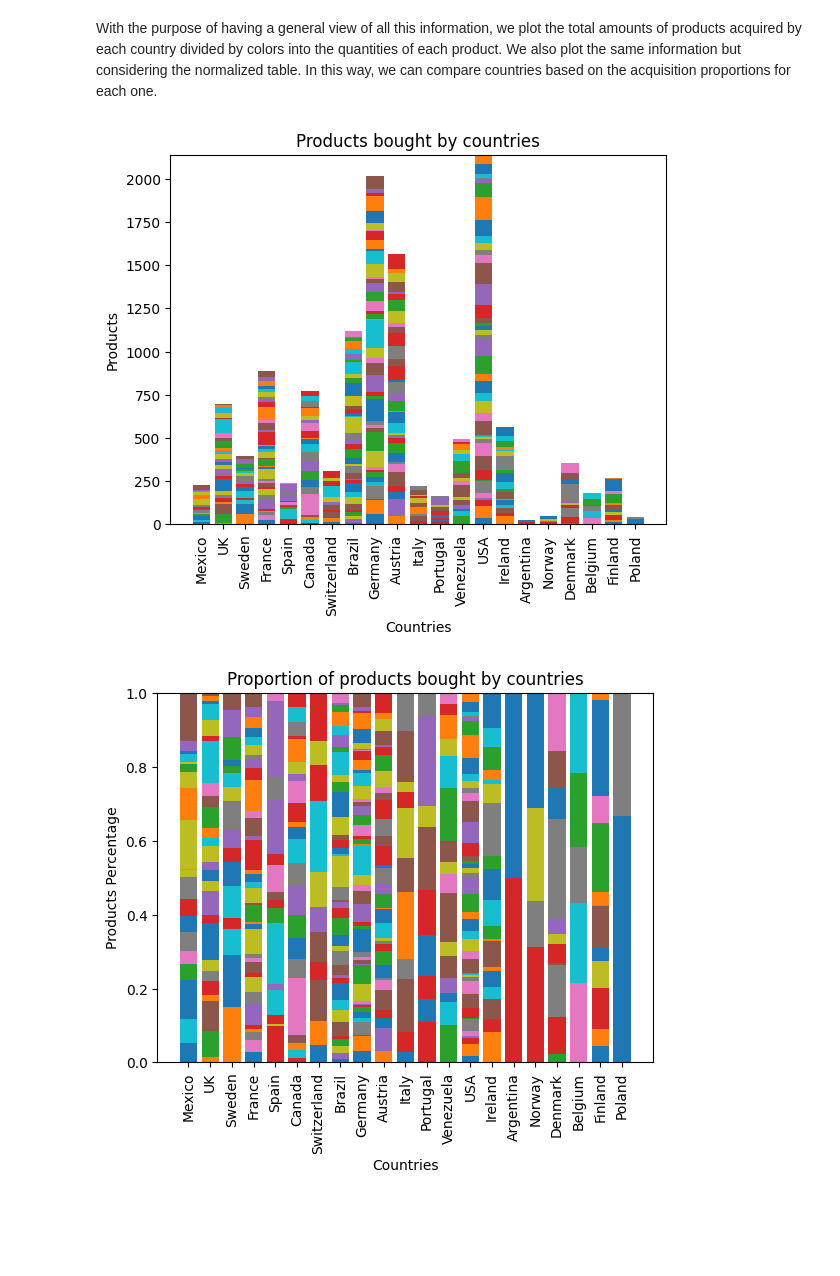
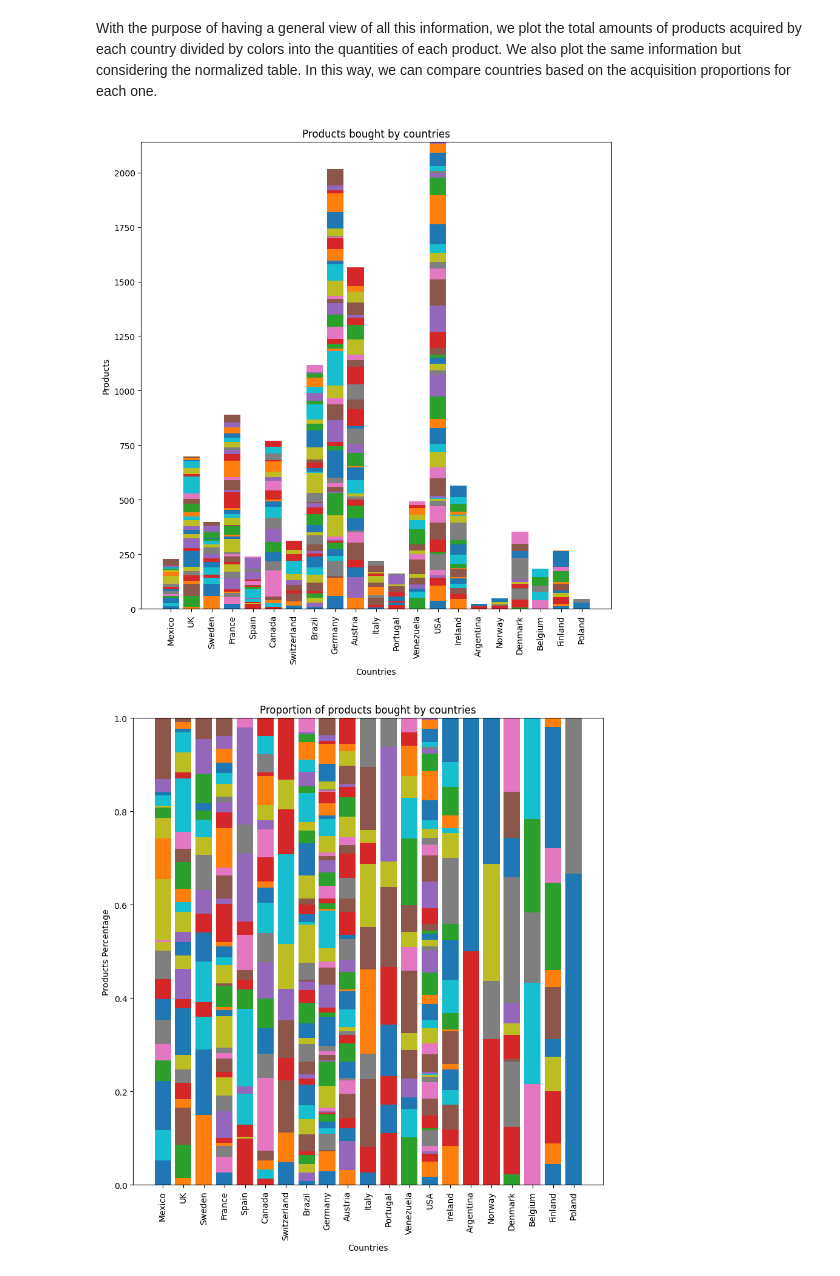
Before and after one commit to tulio311/Data-ish, a Jupyter notebook: Data_Analysis_Northwind/Analysis.ipynb, the cells around one changed output. Cells and saved outputs as stored; diff of their text form; code cells hidden in the pictures; blank space fills up the shorter version.

```diff
--- a/Data_Analysis_Northwind/Analysis.ipynb
+++ b/Data_Analysis_Northwind/Analysis.ipynb
@@ -190,41 +210,45 @@ With the purpose of having a general view of all this information, we plot the t
 # %%
 # This function plots a stacked bars plot
 def plotBars(dataPlotted,xLabel,yLabel,title):
+
+    fig, axs = plt.subplots(1, 1, figsize=(10, 10))
+
     for i in range(maxProduct):
 
         if i == 0:
-            plt.bar(categories, dataPlotted.iloc[i,:],label='1')
+            axs.bar(categories, dataPlotted.iloc[i,:],label='1')
         else:
             topOfBars = [sum(L) for L in zip(*dataPlotted.iloc[:i,:].values.tolist())]
-            plt.bar(categories, dataPlotted.iloc[i,:], bottom=topOfBars[:], label=f'{i+1}')
+            axs.bar(categories, dataPlotted.iloc[i,:], bottom=topOfBars[:], label=f'{i+1}')
 
     # Add labels and legend
     plt.xlabel(xLabel)
     plt.ylabel(yLabel)
     plt.xticks(rotation=90)
     plt.title(title)
     #plt.legend()
 
+    plt.savefig(f'{title}.png')
     # Show plot
     plt.show()
 
 
 # Countries for the bars
 categories = countries
 # Product ID's
 subcategories = range(1,maxProduct + 1)
 
 values = range(maxProduct + 1)
 
 # Total products purchased
 data = ordersByCountry.iloc[:,1:]
 
 plotBars(data,"Countries", "Products", 'Products bought by countries')
 
 # Normalized products purchased
 data = normalizedOrders
 
 plotBars(data,"Countries", "Products Percentage", 'Proportion of products bought by countries')
 # %% [output]
-[figure, old version]
+[figure, new version]
-[figure, old version]
+[figure, new version]
```
Also changed, not shown: parts of 16 cells of this notebook, 6 other files.
